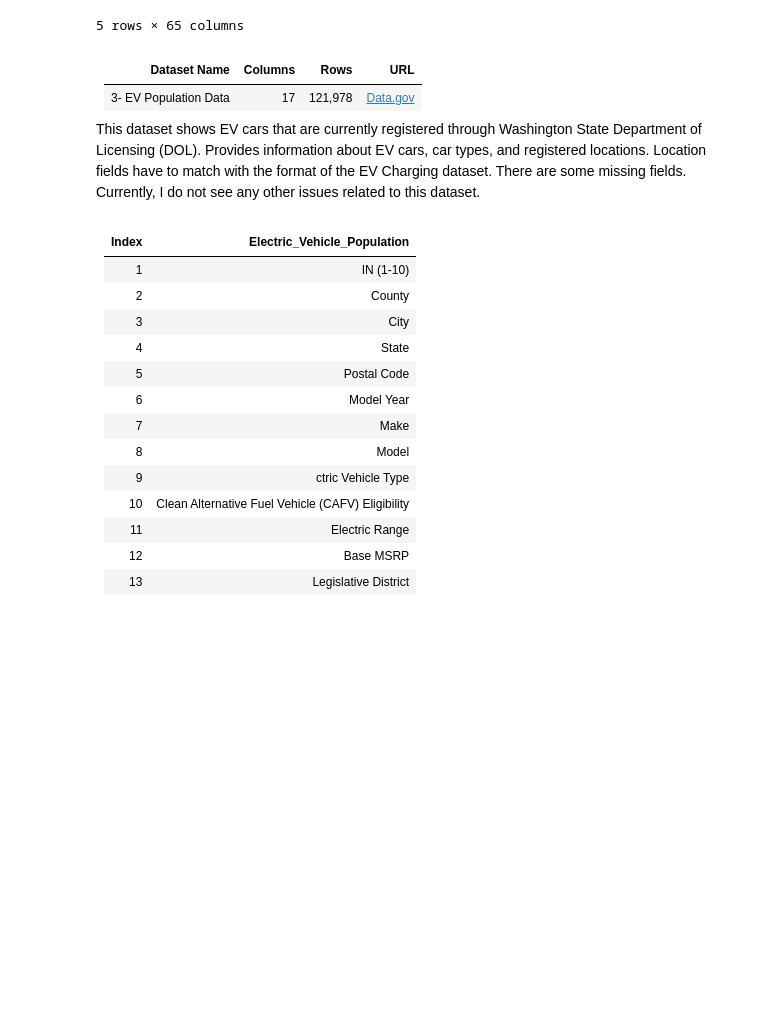
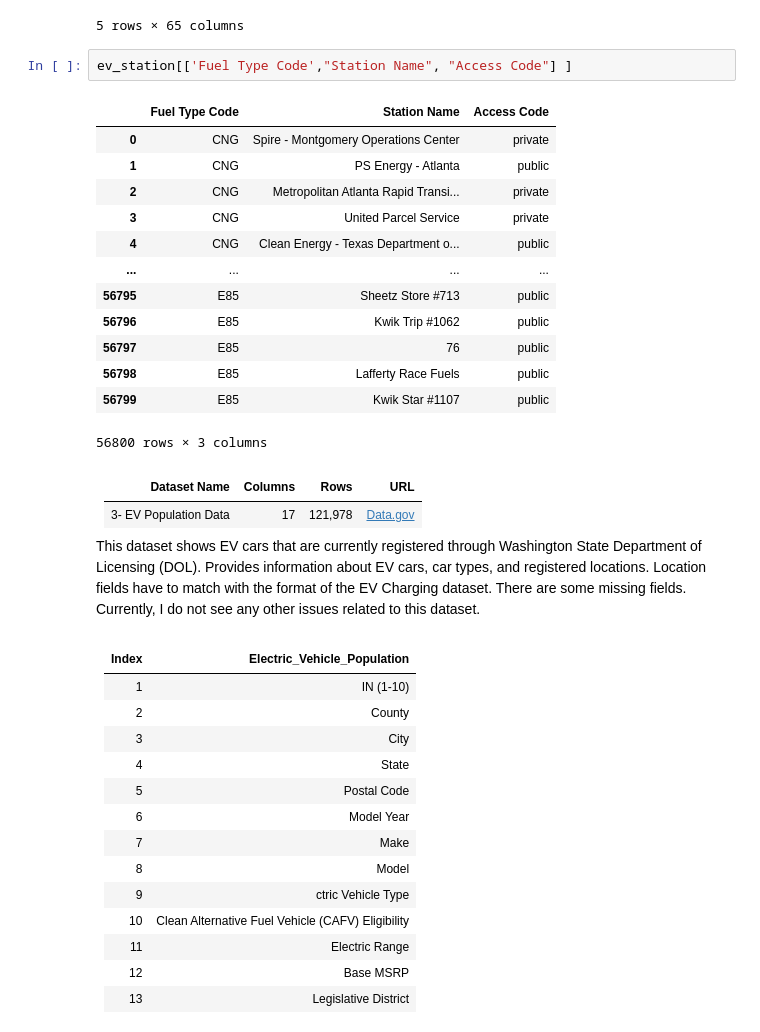
Before and after one commit to hicranA/partsUnlimitedDW, a Jupyter notebook: projectUpdateSub.ipynb, the cells around one changed output. Cells and saved outputs as stored; diff of their text form; blank space fills up the shorter version.

```diff
--- a/projectUpdateSub.ipynb
+++ b/projectUpdateSub.ipynb
@@ -131,6 +131,22 @@ ev_station.head(5)
 | 3 | CNG | United Parcel Service | 270 Marvin Miller Dr | NaN | Atlanta | ... | 3600 | ... |
 | 4 | CNG | Clean Energy - Texas Department o... | 7721A Washington St | I-10, Washington Ave exit, 1.5 bl... | Houston | ... | 3000 3600 | ... |
 5 rows × 65 columns
+# %%
+ev_station[['Fuel Type Code',"Station Name", "Access Code"] ]
+# %% [output]
+|  | Fuel Type Code | Station Name | Access Code |
+| 0 | CNG | Spire - Montgomery Operations Center | private |
+| 1 | CNG | PS Energy - Atlanta | public |
+| 2 | CNG | Metropolitan Atlanta Rapid Transi... | private |
+| 3 | CNG | United Parcel Service | private |
+| 4 | CNG | Clean Energy - Texas Department o... | public |
+| ... | ... | ... | ... |
+| 56795 | E85 | Sheetz Store #713 | public |
+| 56796 | E85 | Kwik Trip #1062 | public |
+| 56797 | E85 | 76 | public |
+| 56798 | E85 | Lafferty Race Fuels | public |
+| 56799 | E85 | Kwik Star #1107 | public |
+56800 rows × 3 columns
 # %% [markdown]
 | **Dataset Name** | Columns | Rows | URL |
 | --- | --- | --- | --- |
```
Also changed, not shown: parts of 1 cell of this notebook, 1 other file.
